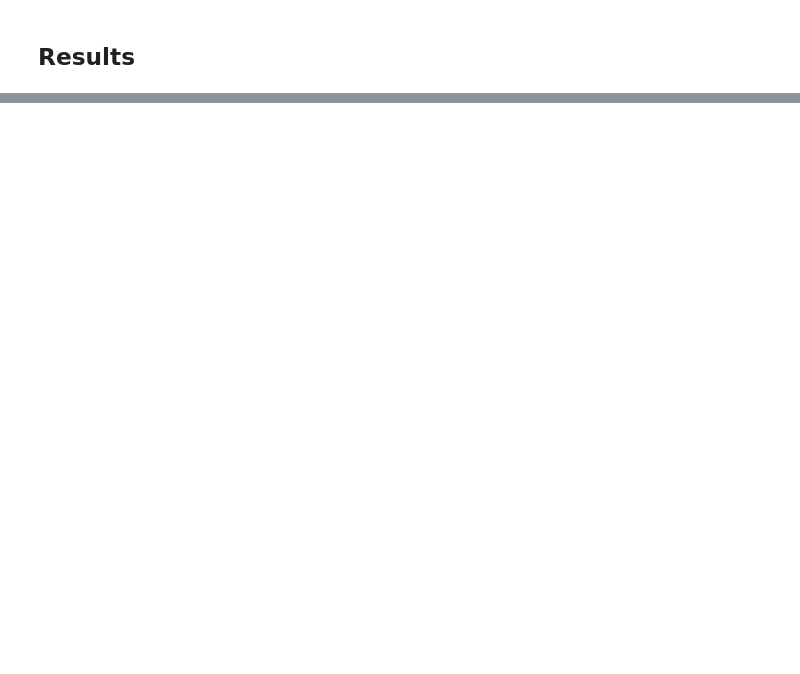
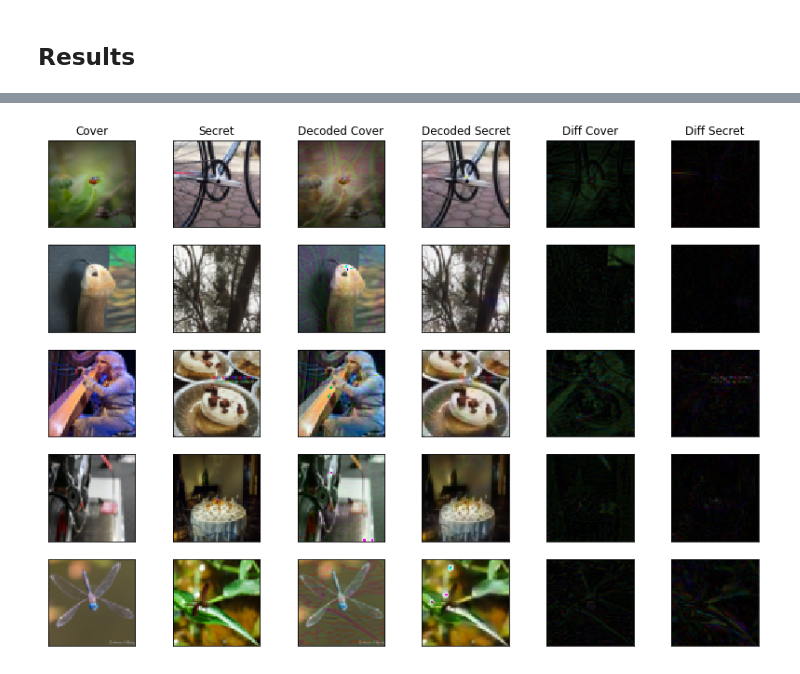
Before and after one commit to alexandremuzio/deep-steg, a Jupyter notebook: deep_steg.ipynb, the cells around one changed output, grey strips where cells are left out. Cells and saved outputs as stored; diff of their text form; code cells hidden in the pictures; blank space fills up the shorter version.

```diff
--- a/deep_steg.ipynb
+++ b/deep_steg.ipynb
@@ -309,2 +268,0 @@ print(K.eval(autoencoder_model.optimizer.lr))
-# %%
-autoencoder_model.fit([input_S, input_C], np.concatenate((input_S, input_C),axis=3), epochs=100)
@@ -441,0 +313,51 @@ plt.show()
+# %%
+# Config for results display
+
+# Show images in gray scale
+SHOW_GRAY = False
+
+# Show image diff
+SHOW_DIFF = True
+
+# Diff enhance magnitude
+ENHANCE = 1
+
+n = 5
+
+def rgb2gray(rgb):
+    return np.dot(rgb[...,:3], [0.299, 0.587, 0.114])
+
+def show_image(img, n_rows, n_col, idx, gray=False, first_row=False, title=None):
+    ax = plt.subplot(n_rows, n_col, idx)
+    if gray:
+        plt.imshow(rgb2gray(img), cmap = plt.get_cmap('gray'))
+    else:
+        plt.imshow(img)
+    ax.get_xaxis().set_visible(False)
+    ax.get_yaxis().set_visible(False)
+    if first_row:
+        plt.title(title)
+
+plt.figure(figsize=(14, 10))
+rand_indx = [random.randint(0, 1000) for x in range(n)]
+# for i, idx in enumerate(range(0, n)):
+for i, idx in enumerate(rand_indx):
+    n_col = 6 if SHOW_DIFF else 4
+
+    show_image(input_C[idx], n, n_col, i * n_col + 1, gray=SHOW_GRAY, first_row=i==0, title='Cover')
+
+    show_image(input_S[idx], n, n_col, i * n_col + 2, gray=SHOW_GRAY, first_row=i==0, title='Secret')
+
+    show_image(decoded_C[idx], n, n_col, i * n_col + 3, gray=SHOW_GRAY, first_row=i==0, title='Decoded Cover')
+
+    show_image(decoded_S[idx], n, n_col, i * n_col + 4, gray=SHOW_GRAY, first_row=i==0, title='Decoded Secret')
+
+
+    if SHOW_DIFF:
+        show_image(np.multiply(diff_C[idx], ENHANCE), n, n_col, i * n_col + 5, gray=SHOW_GRAY, first_row=i==0, title='Diff Cover')
+
+        show_image(np.multiply(diff_S[idx], ENHANCE), n, n_col, i * n_col + 6, gray=SHOW_GRAY, first_row=i==0, title='Diff Secret')
+
+plt.show()
+# %% [output]
+[figure, added]
```
Also changed, not shown: parts of 23 cells of this notebook.
